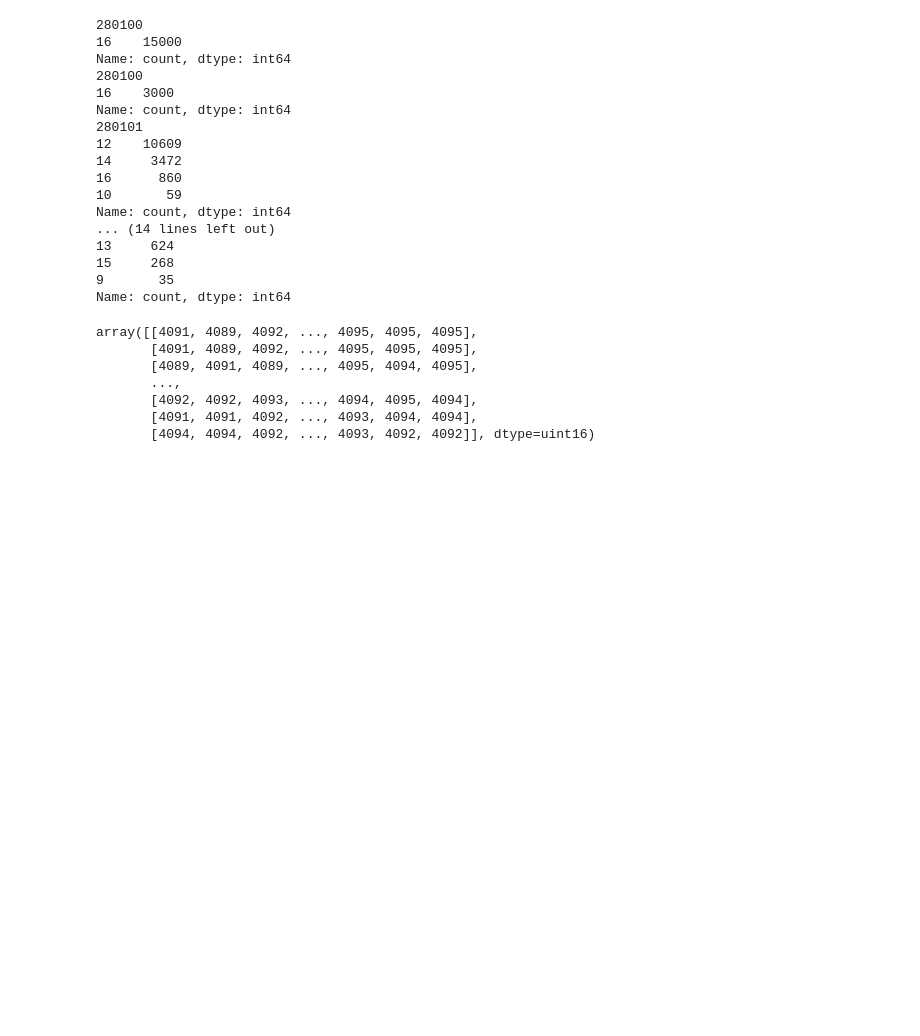
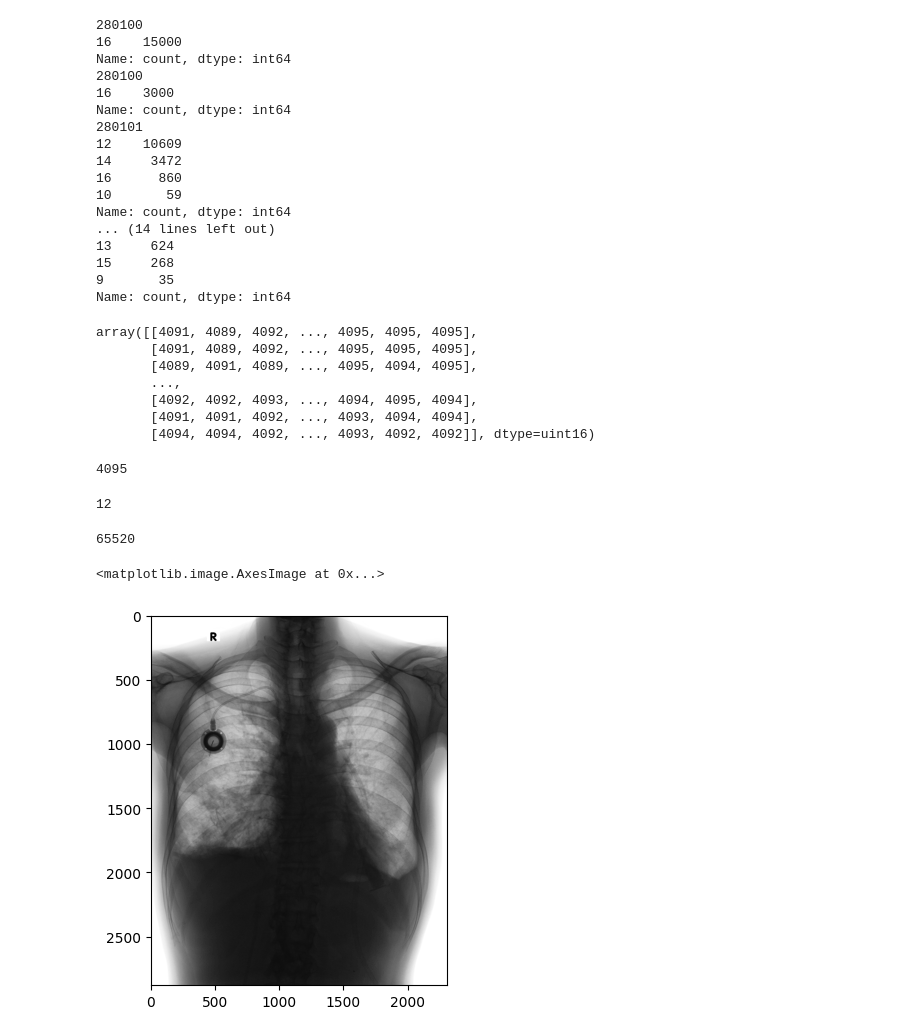
Before and after one commit to kaichenchai/Mini_VinDr_CXR_Dataset, a Jupyter notebook: dicom_comparison/bitdepth_exploration.ipynb, the cells around one changed output. Cells and saved outputs as stored; diff of their text form; code cells hidden in the pictures; blank space fills up the shorter version.

```diff
--- a/dicom_comparison/bitdepth_exploration.ipynb
+++ b/dicom_comparison/bitdepth_exploration.ipynb
@@ -101,3 +102,24 @@ array([[4091, 4089, 4092, ..., 4095, 4095, 4095],
        [4092, 4092, 4093, ..., 4094, 4095, 4094],
        [4091, 4091, 4092, ..., 4093, 4094, 4094],
        [4094, 4094, 4092, ..., 4093, 4092, 4092]], dtype=uint16)
+# %%
+data.max()
+# %% [output]
+4095
+# %%
+dicom_img.BitsStored
+# %% [output]
+12
+# %%
+data = data.astype(np.uint32)
+data = (data * 2**16) / 2**dicom_img.BitsStored
+data = data.astype(np.uint16)
+# %%
+data.max()
+# %% [output]
+65520
+# %%
+plt.imshow(data, cmap="grey")
+# %% [output]
+<matplotlib.image.AxesImage at 0x...>
+[figure, added]
```
Also changed, not shown: parts of 1 cell of this notebook, 3 other files.
